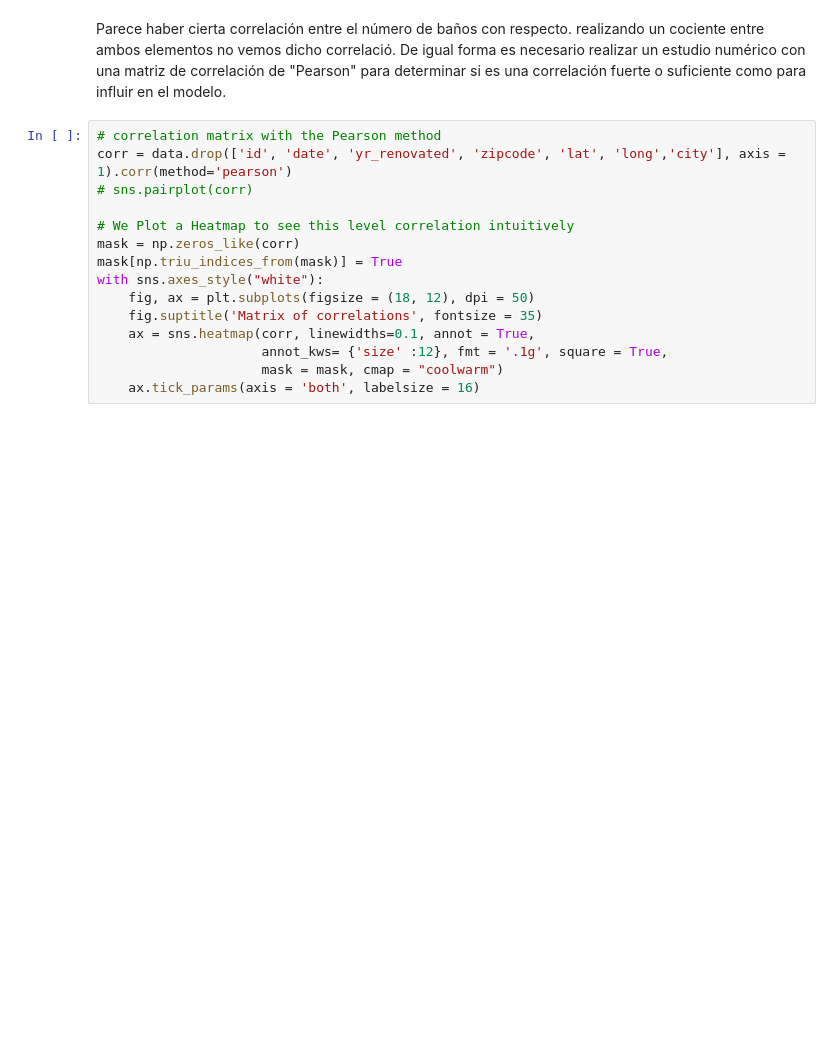
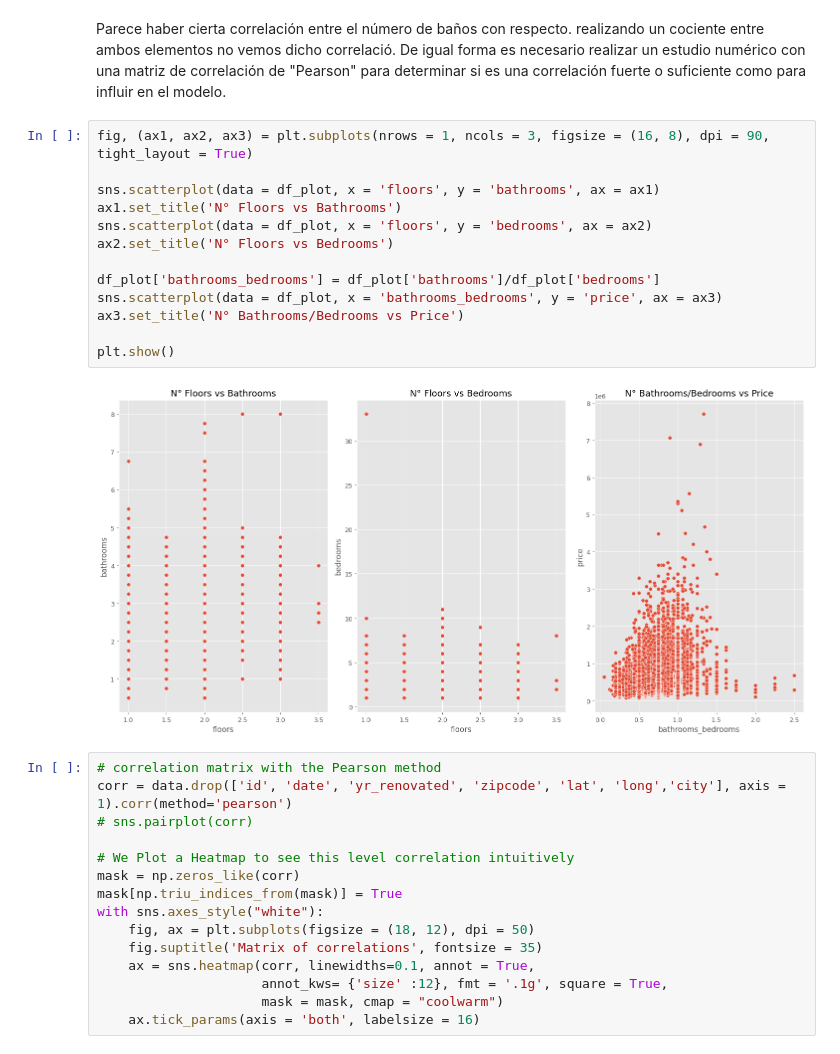
Before and after one commit to Chrissroman/house_price_washington, a Jupyter notebook: analysis/data_analysis.ipynb, the cells around one changed output. Cells and saved outputs as stored; diff of their text form; blank space fills up the shorter version.

```diff
--- a/analysis/data_analysis.ipynb
+++ b/analysis/data_analysis.ipynb
@@ -347,6 +386,21 @@ plt.show()
 [figure]
 # %% [markdown]
 Parece haber cierta correlación entre el número de baños con respecto. realizando un cociente entre ambos elementos no vemos dicho correlació. De igual forma es necesario realizar un estudio numérico con una matriz de correlación de "Pearson" para determinar si es una correlación fuerte o suficiente como para influir en el modelo.
+# %%
+fig, (ax1, ax2, ax3) = plt.subplots(nrows = 1, ncols = 3, figsize = (16, 8), dpi = 90, tight_layout = True)
+
+sns.scatterplot(data = df_plot, x = 'floors', y = 'bathrooms', ax = ax1)
+ax1.set_title('N° Floors vs Bathrooms')
+sns.scatterplot(data = df_plot, x = 'floors', y = 'bedrooms', ax = ax2)
+ax2.set_title('N° Floors vs Bedrooms')
+
+df_plot['bathrooms_bedrooms'] = df_plot['bathrooms']/df_plot['bedrooms']
+sns.scatterplot(data = df_plot, x = 'bathrooms_bedrooms', y = 'price', ax = ax3)
+ax3.set_title('N° Bathrooms/Bedrooms vs Price')
+
+plt.show()
+# %% [output]
+[figure, added]
 # %%
 # correlation matrix with the Pearson method
 corr = data.drop(['id', 'date', 'yr_renovated', 'zipcode', 'lat', 'long','city'], axis = 1).corr(method='pearson')
```
Also changed, not shown: parts of 51 cells of this notebook, 2 other files.
